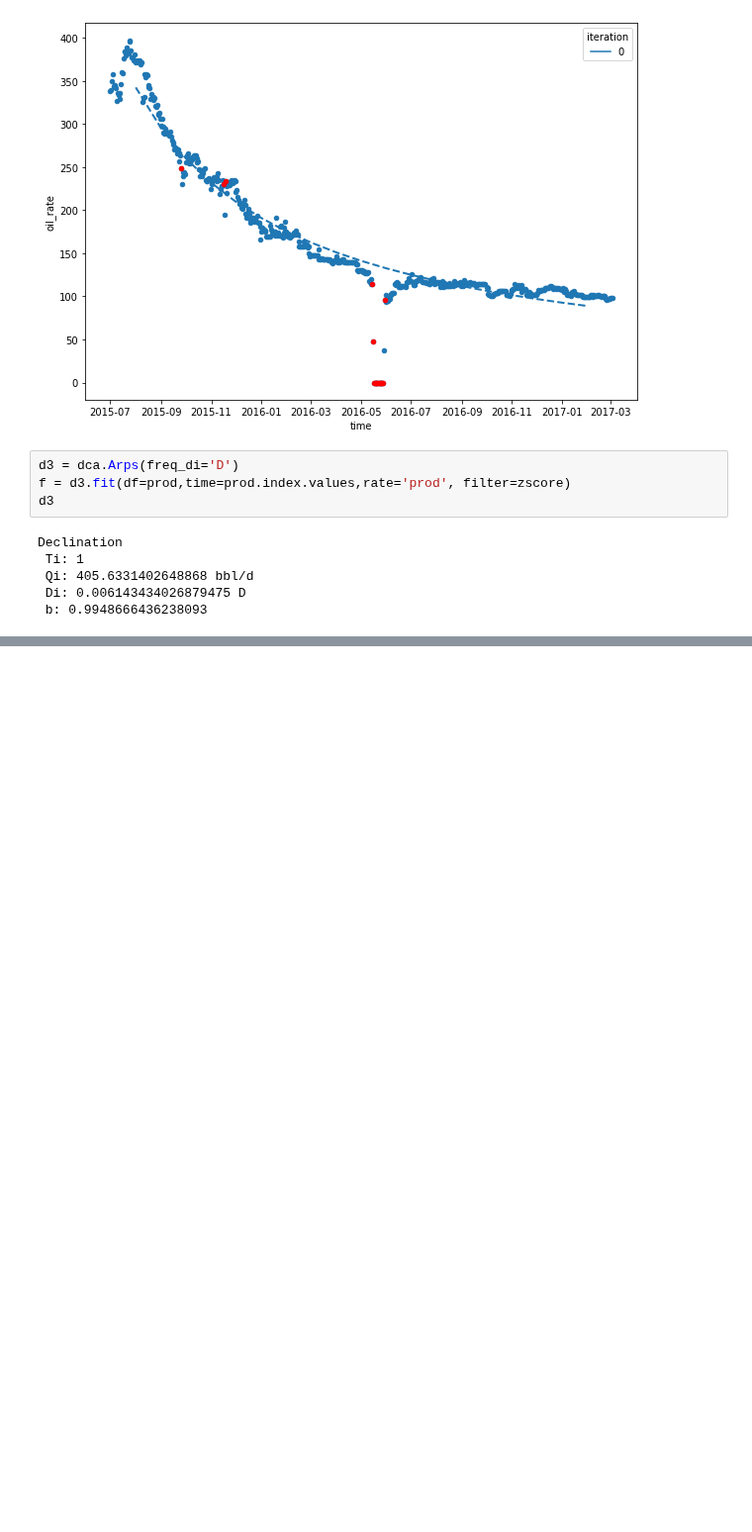
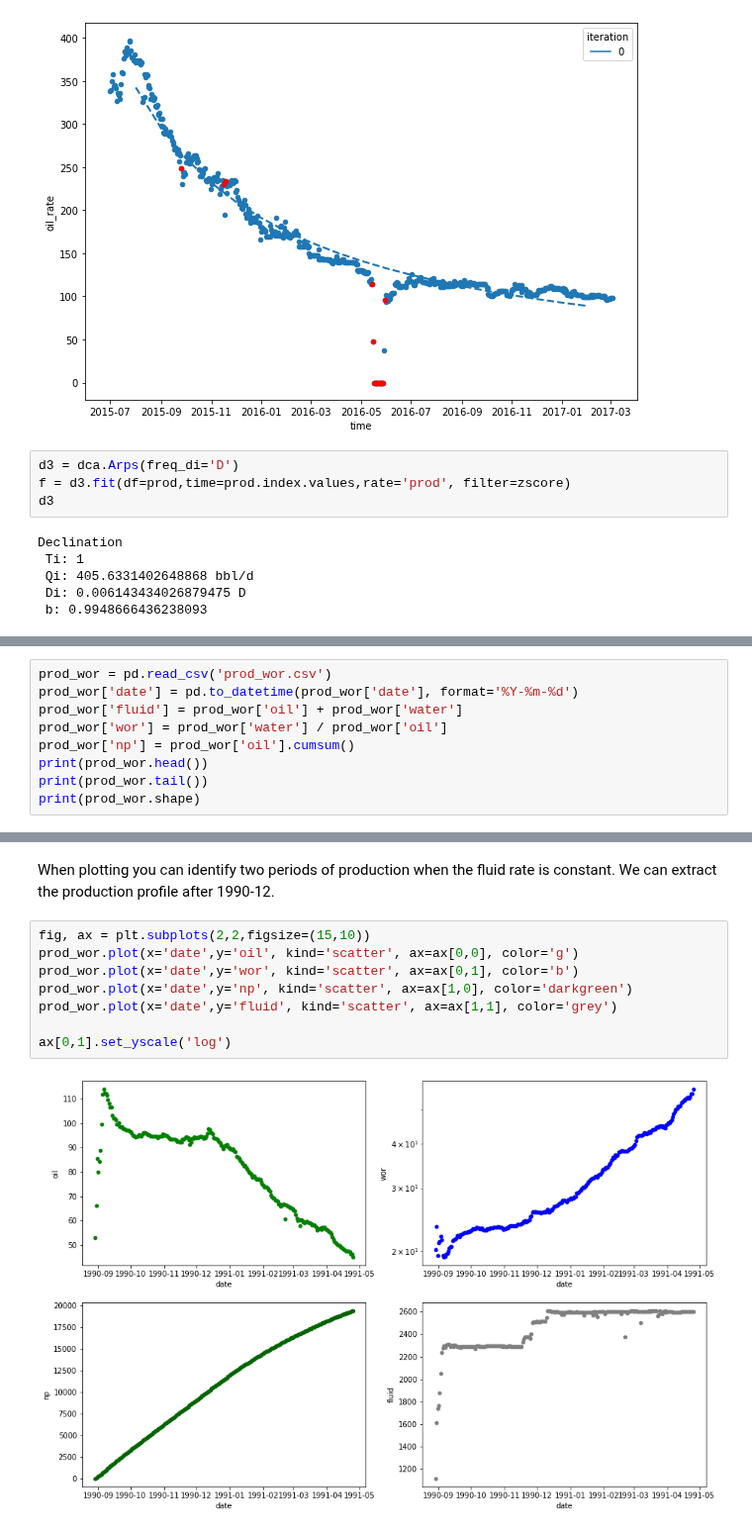
Before and after one commit to scuervo91/dcapy, a Jupyter notebook: examples/1-basics/1e-Tutorial_Fit data.ipynb, the cells around one changed output, grey strips where cells are left out. Shown at 99% size. Drawn from its saved outputs; the diff is of its cells as text; blank space fills up the shorter version.

```diff
--- a/examples/1-basics/1e-Tutorial_Fit data.ipynb
+++ b/examples/1-basics/1e-Tutorial_Fit data.ipynb
@@ -141,0 +145,9 @@ Declination
+# %%
+prod_wor = pd.read_csv('prod_wor.csv')
+prod_wor['date'] = pd.to_datetime(prod_wor['date'], format='%Y-%m-%d')
+prod_wor['fluid'] = prod_wor['oil'] + prod_wor['water']
+prod_wor['wor'] = prod_wor['water'] / prod_wor['oil']
+prod_wor['np'] = prod_wor['oil'].cumsum()
+print(prod_wor.head())
+print(prod_wor.tail())
+print(prod_wor.shape)
@@ -141,0 +168,12 @@ Declination
+# %% [markdown]
+When plotting you can identify two periods of production when the fluid rate is constant. We can extract the production profile after 1990-12.
+# %%
+fig, ax = plt.subplots(2,2,figsize=(15,10))
+prod_wor.plot(x='date',y='oil', kind='scatter', ax=ax[0,0], color='g')
+prod_wor.plot(x='date',y='wor', kind='scatter', ax=ax[0,1], color='b')
+prod_wor.plot(x='date',y='np', kind='scatter', ax=ax[1,0], color='darkgreen')
+prod_wor.plot(x='date',y='fluid', kind='scatter', ax=ax[1,1], color='grey')
+
+ax[0,1].set_yscale('log')
+# %% [output]
+[figure, added]
```
Also changed, not shown: parts of 9 cells of this notebook, 8 other files.
